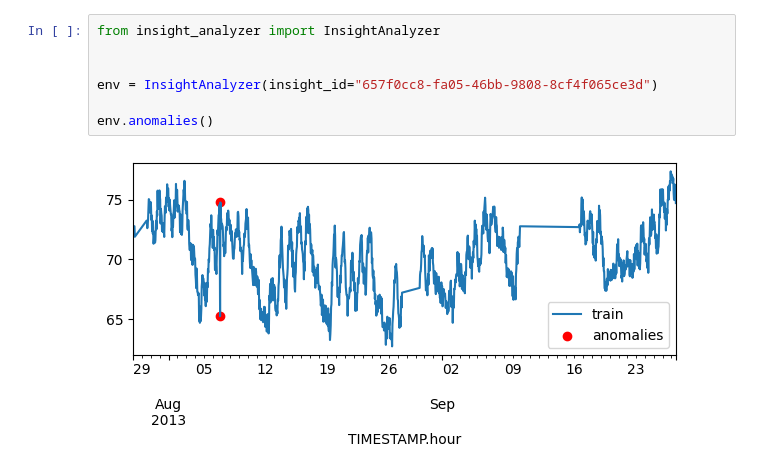
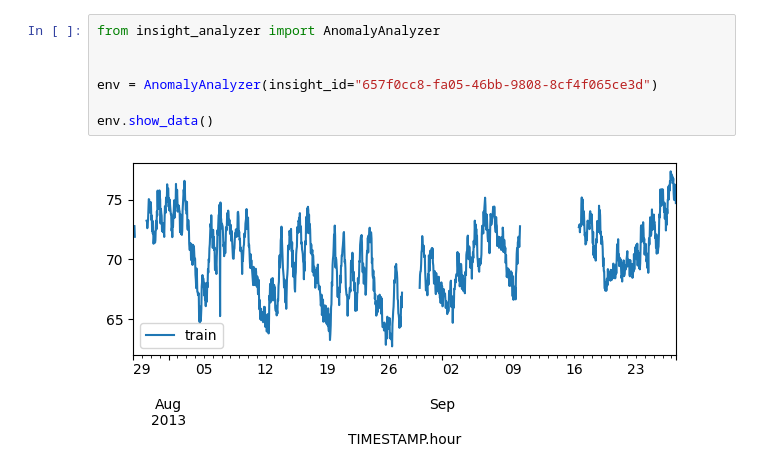
Before and after one commit to xMort/gdc-jupyter, a Jupyter notebook: templates/anomalies.ipynb, the cells around one changed output. Drawn from its saved outputs; the diff is of its cells as text.

```diff
--- a/templates/anomalies.ipynb
+++ b/templates/anomalies.ipynb
@@ -1,9 +1,9 @@
 # %%
-from insight_analyzer import InsightAnalyzer
+from insight_analyzer import AnomalyAnalyzer
 
 
-env = InsightAnalyzer(insight_id="657f0cc8-fa05-46bb-9808-8cf4f065ce3d")
+env = AnomalyAnalyzer(insight_id="657f0cc8-fa05-46bb-9808-8cf4f065ce3d")
 
-env.anomalies()
+env.show_data()
 # %% [output]
-[figure, old version]
+[figure, new version]
```
Also changed, not shown: parts of 1 cell of this notebook, 4 other files.
